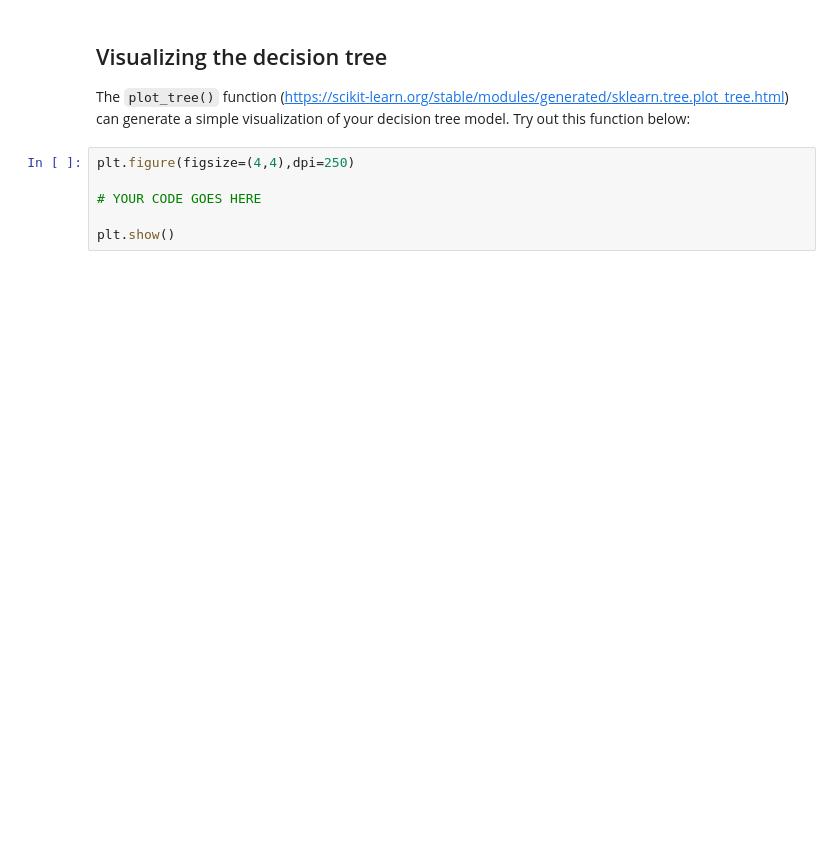
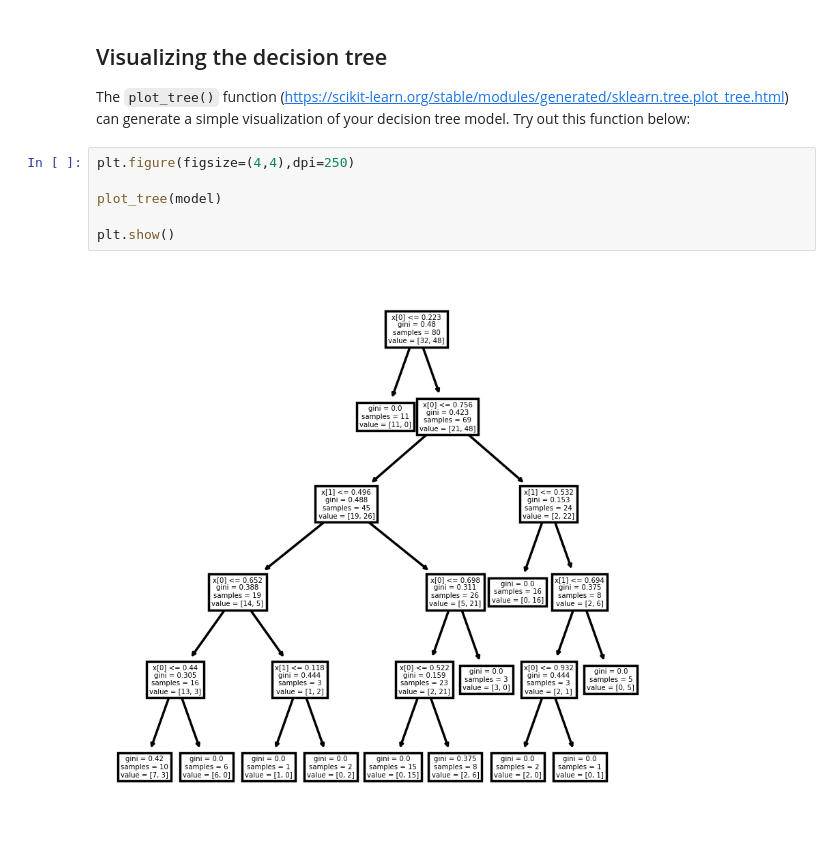
Before and after one commit to judson35/AI-ML, a Jupyter notebook: HW5/M5-L1-P2.ipynb, the cells around one changed output. Saved outputs shown, nothing was run; the diff lists cells and outputs as text; blank space fills up the shorter version.

```diff
--- a/HW5/M5-L1-P2.ipynb
+++ b/HW5/M5-L1-P2.ipynb
@@ -61,6 +65,8 @@ The `plot_tree()` function (https://scikit-learn.org/stable/modules/generated/sk
 # %%
 plt.figure(figsize=(4,4),dpi=250)
 
-# YOUR CODE GOES HERE
+plot_tree(model)
 
 plt.show()
+# %% [output]
+[figure, added]
```
Also changed, not shown: parts of 4 cells of this notebook, 16 other files.
